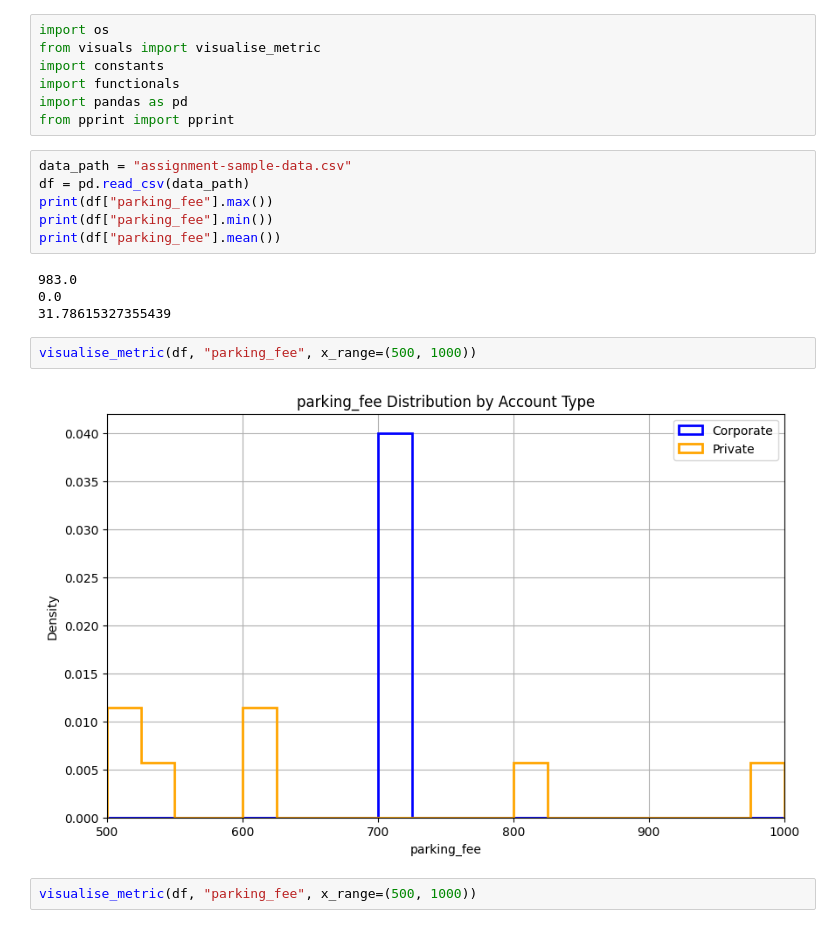
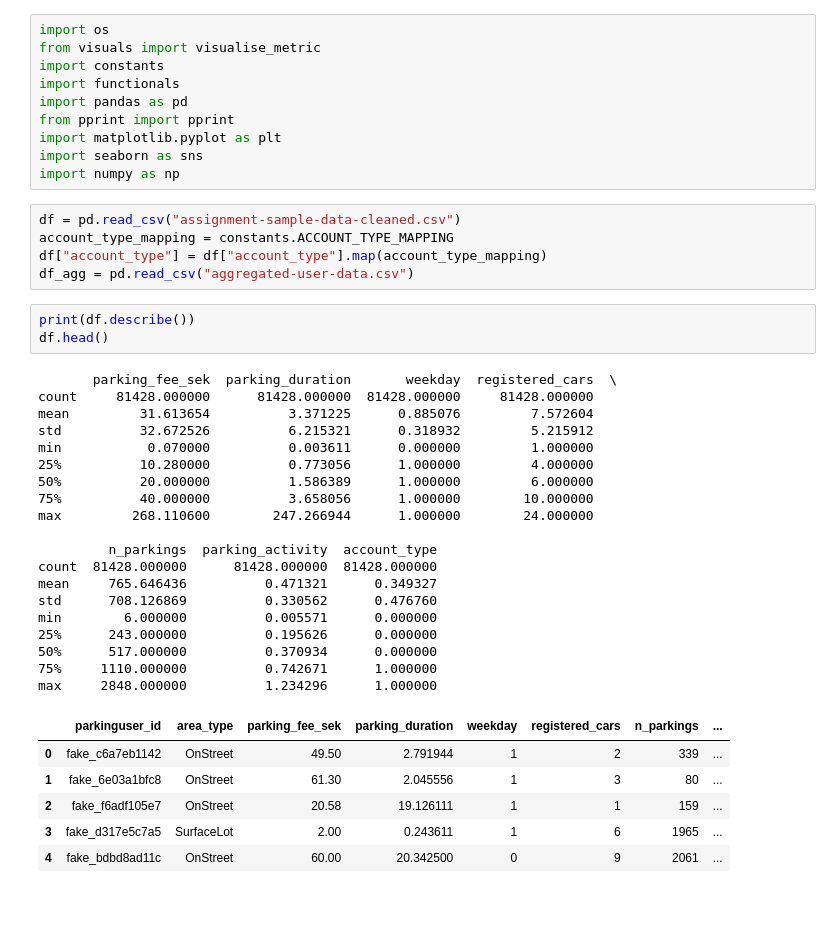
Before and after one commit to Darakhsh1999/arrive-demo, a Jupyter notebook: src/visualize_metrics.ipynb, the cells around one changed output. Drawn from its saved outputs; the diff is of its cells as text.

Commit message:
metric vis

```diff
--- a/src/visualize_metrics.ipynb
+++ b/src/visualize_metrics.ipynb
@@ -5,19 +5,40 @@ import constants
 import functionals
 import pandas as pd
 from pprint import pprint
+import matplotlib.pyplot as plt
+import seaborn as sns
+import numpy as np
 # %%
-data_path = "assignment-sample-data.csv"
-df = pd.read_csv(data_path)
-print(df["parking_fee"].max())
-print(df["parking_fee"].min())
-print(df["parking_fee"].mean())
+df = pd.read_csv("assignment-sample-data-cleaned.csv")
+account_type_mapping = constants.ACCOUNT_TYPE_MAPPING
+df["account_type"] = df["account_type"].map(account_type_mapping)
+df_agg = pd.read_csv("aggregated-user-data.csv")
-# %% [output]
-983.0
-0.0
-31.78615327355439
-# %%
-visualise_metric(df, "parking_fee", x_range=(500, 1000))
-# %% [output]
-[figure, removed]
-# %%
-visualise_metric(df, "parking_fee", x_range=(500, 1000))
+# %%
+print(df.describe())
+df.head()
+# %% [output]
+       parking_fee_sek  parking_duration       weekday  registered_cars  \
+count     81428.000000      81428.000000  81428.000000     81428.000000
+mean         31.613654          3.371225      0.885076         7.572604
+std          32.672526          6.215321      0.318932         5.215912
+min           0.070000          0.003611      0.000000         1.000000
+25%          10.280000          0.773056      1.000000         4.000000
+50%          20.000000          1.586389      1.000000         6.000000
+75%          40.000000          3.658056      1.000000        10.000000
+max         268.110600        247.266944      1.000000        24.000000
+
+         n_parkings  parking_activity  account_type
+count  81428.000000      81428.000000  81428.000000
+mean     765.646436          0.471321      0.349327
+std      708.126869          0.330562      0.476760
+min        6.000000          0.005571      0.000000
+25%      243.000000          0.195626      0.000000
+50%      517.000000          0.370934      0.000000
+75%     1110.000000          0.742671      1.000000
+max     2848.000000          1.234296      1.000000
+|  | parkinguser_id | area_type | parking_fee_sek | parking_duration | weekday | registered_cars | n_parkings | ... |
+| 0 | fake_c6a7eb1142 | OnStreet | 49.50 | 2.791944 | 1 | 2 | 339 | ... |
+| 1 | fake_6e03a1bfc8 | OnStreet | 61.30 | 2.045556 | 1 | 3 | 80 | ... |
+| 2 | fake_f6adf105e7 | OnStreet | 20.58 | 19.126111 | 1 | 1 | 159 | ... |
+| 3 | fake_d317e5c7a5 | SurfaceLot | 2.00 | 0.243611 | 1 | 6 | 1965 | ... |
+| 4 | fake_bdbd8ad11c | OnStreet | 60.00 | 20.342500 | 0 | 9 | 2061 | ... |
```
Also changed, not shown: parts of 4 cells of this notebook.
